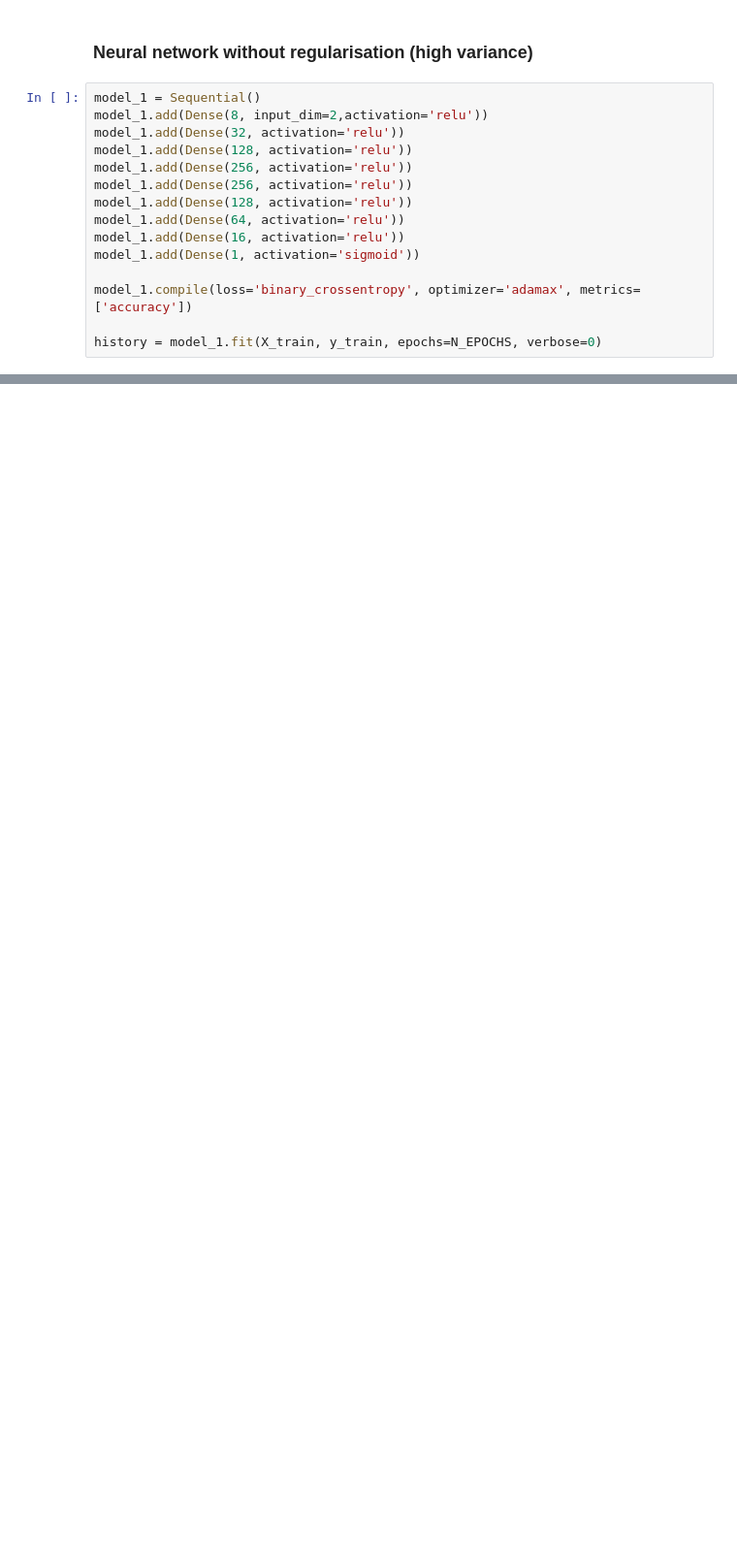
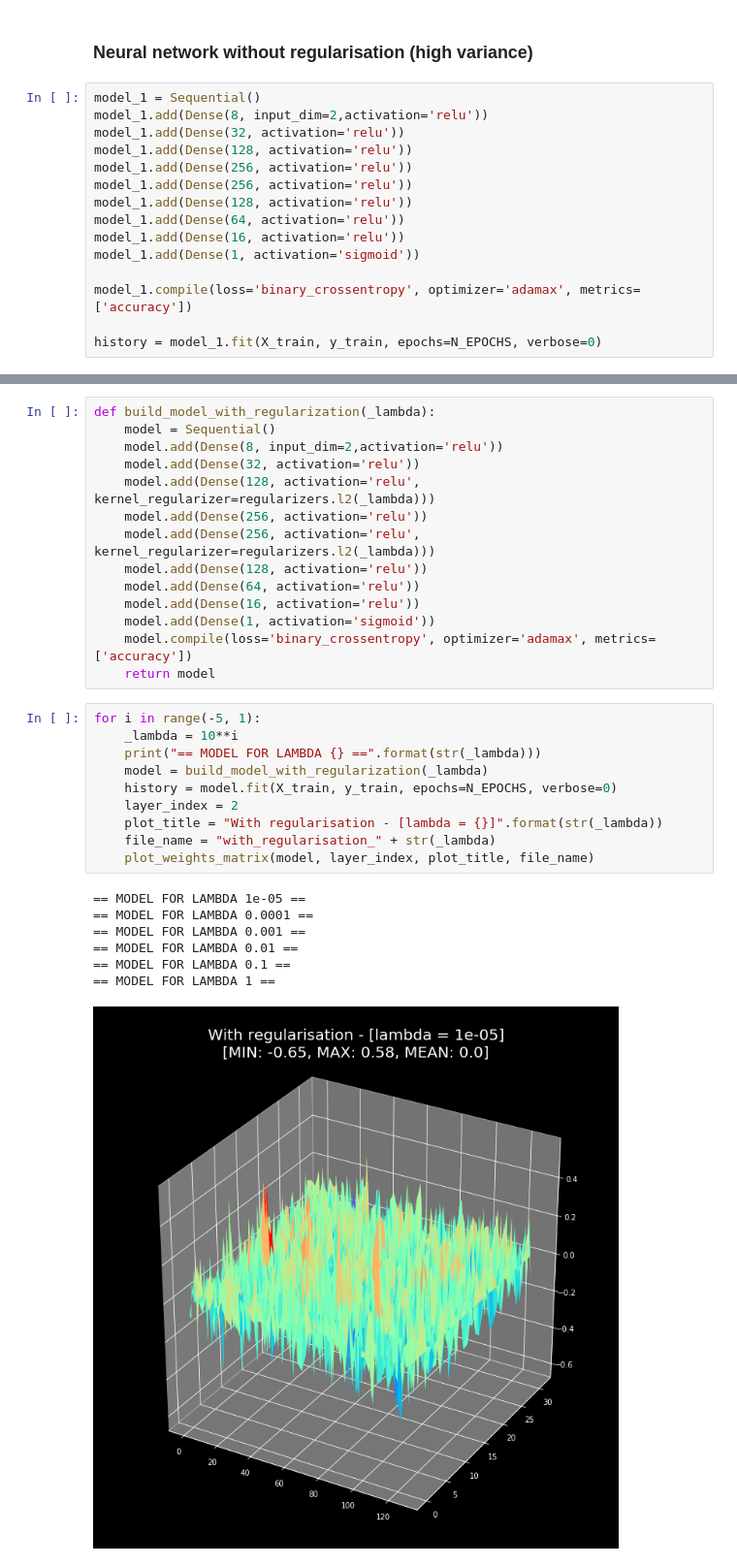
Before and after one commit to SkalskiP/ILearnDeepLearning.py, a Jupyter notebook: 02_exploring_overfitting/Regularization.ipynb, the cells around one changed output, grey strips where cells are left out. Shown at 97% size. Saved outputs shown, nothing was run; the diff lists cells and outputs as text; blank space fills up the shorter version.

```diff
--- a/02_exploring_overfitting/Regularization.ipynb
+++ b/02_exploring_overfitting/Regularization.ipynb
@@ -207,0 +142,32 @@ plot_weights_matrix(model_2, LAYER_INDEX, "With regularisation", "with_regularis
+# %%
+def build_model_with_regularization(_lambda):
+    model = Sequential()
+    model.add(Dense(8, input_dim=2,activation='relu'))
+    model.add(Dense(32, activation='relu'))
+    model.add(Dense(128, activation='relu', kernel_regularizer=regularizers.l2(_lambda)))
+    model.add(Dense(256, activation='relu'))
+    model.add(Dense(256, activation='relu', kernel_regularizer=regularizers.l2(_lambda)))
+    model.add(Dense(128, activation='relu'))
+    model.add(Dense(64, activation='relu'))
+    model.add(Dense(16, activation='relu'))
+    model.add(Dense(1, activation='sigmoid'))
+    model.compile(loss='binary_crossentropy', optimizer='adamax', metrics=['accuracy'])
+    return model
+# %%
+for i in range(-5, 1):
+    _lambda = 10**i
+    print("== MODEL FOR LAMBDA {} ==".format(str(_lambda)))
+    model = build_model_with_regularization(_lambda)
+    history = model.fit(X_train, y_train, epochs=N_EPOCHS, verbose=0)
+    layer_index = 2
+    plot_title = "With regularisation - [lambda = {}]".format(str(_lambda))
+    file_name = "with_regularisation_" + str(_lambda)
+    plot_weights_matrix(model, layer_index, plot_title, file_name)
+# %% [output]
+== MODEL FOR LAMBDA 1e-05 ==
+== MODEL FOR LAMBDA 0.0001 ==
+== MODEL FOR LAMBDA 0.001 ==
+== MODEL FOR LAMBDA 0.01 ==
+== MODEL FOR LAMBDA 0.1 ==
+== MODEL FOR LAMBDA 1 ==
+[figure, added]
```
Also changed, not shown: parts of 19 cells of this notebook, 3 other files.
